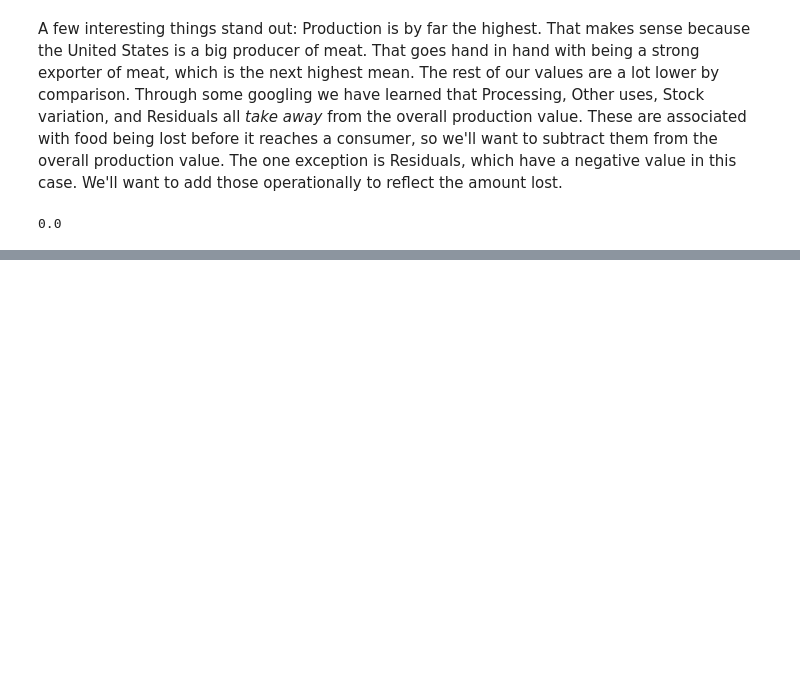
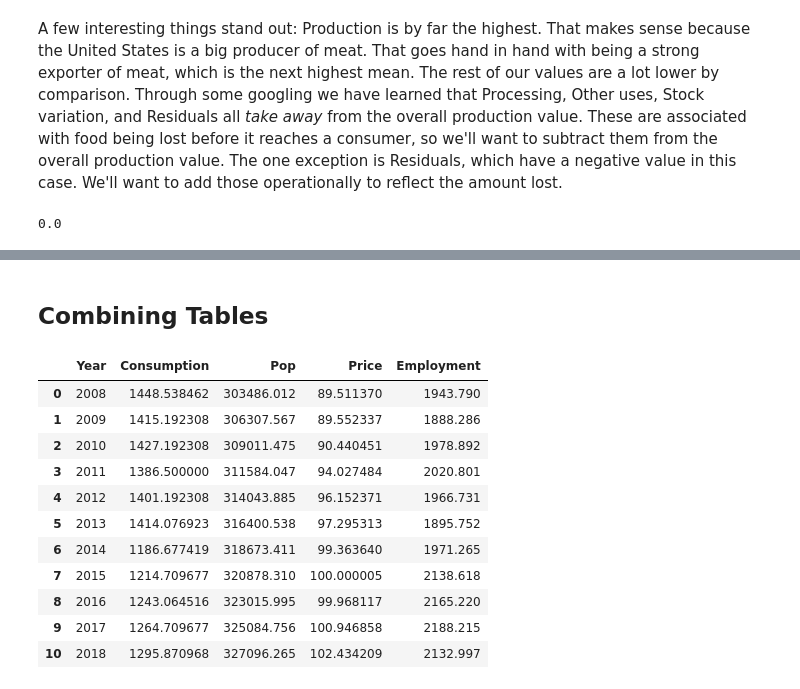
Before and after one commit to arielletannin/Predictors-of-Meat-Consumption, a Jupyter notebook: [Capstone1] Data Wrangling.ipynb, the cells around one changed output, grey strips where cells are left out. Saved outputs shown, nothing was run; the diff lists cells and outputs as text; code cells hidden in the pictures; blank space fills up the shorter version.

```diff
--- a/[Capstone1] Data Wrangling.ipynb
+++ b/[Capstone1] Data Wrangling.ipynb
@@ -203,3 +245,0 @@ array(['Employment Indicators'], dtype=object)
-# %%
-employment.drop(labels=['index','Domain'], axis=1, inplace=True)
-employment.head()
@@ -212,0 +246,7 @@ employment.head()
+# %%
+employment.drop(labels=['Domain', 'Area', 'Source', 'Indicator'], axis=1,inplace=True)
+employment.rename(columns={'Value':'Employment'}, inplace=True)
+# %%
+employment.reset_index(inplace=True)
+employment.drop(labels='index', axis=1, inplace=True)
+employment.head()
@@ -212,0 +260,21 @@ employment.head()
+# %% [markdown]
+## Combining Tables
+# %%
+merged1 = pd.merge(all_avg, pop, how='left', on='Year')
+merged2 = pd.merge(merged1, price_per_year, how='left', on='Year')
+merged_indicators = pd.merge(merged2, employment, how='left', on='Year')
+# %%
+merged_indicators
+# %% [output]
+|  | Year | Consumption | Pop | Price | Employment |
+| 0 | 2008 | 1448.538462 | 303486.012 | 89.511370 | 1943.790 |
+| 1 | 2009 | 1415.192308 | 306307.567 | 89.552337 | 1888.286 |
+| 2 | 2010 | 1427.192308 | 309011.475 | 90.440451 | 1978.892 |
+| 3 | 2011 | 1386.500000 | 311584.047 | 94.027484 | 2020.801 |
+| 4 | 2012 | 1401.192308 | 314043.885 | 96.152371 | 1966.731 |
+| 5 | 2013 | 1414.076923 | 316400.538 | 97.295313 | 1895.752 |
+| 6 | 2014 | 1186.677419 | 318673.411 | 99.363640 | 1971.265 |
+| 7 | 2015 | 1214.709677 | 320878.310 | 100.000005 | 2138.618 |
+| 8 | 2016 | 1243.064516 | 323015.995 | 99.968117 | 2165.220 |
+| 9 | 2017 | 1264.709677 | 325084.756 | 100.946858 | 2188.215 |
+| 10 | 2018 | 1295.870968 | 327096.265 | 102.434209 | 2132.997 |
```
Also changed, not shown: parts of 29 cells of this notebook.
